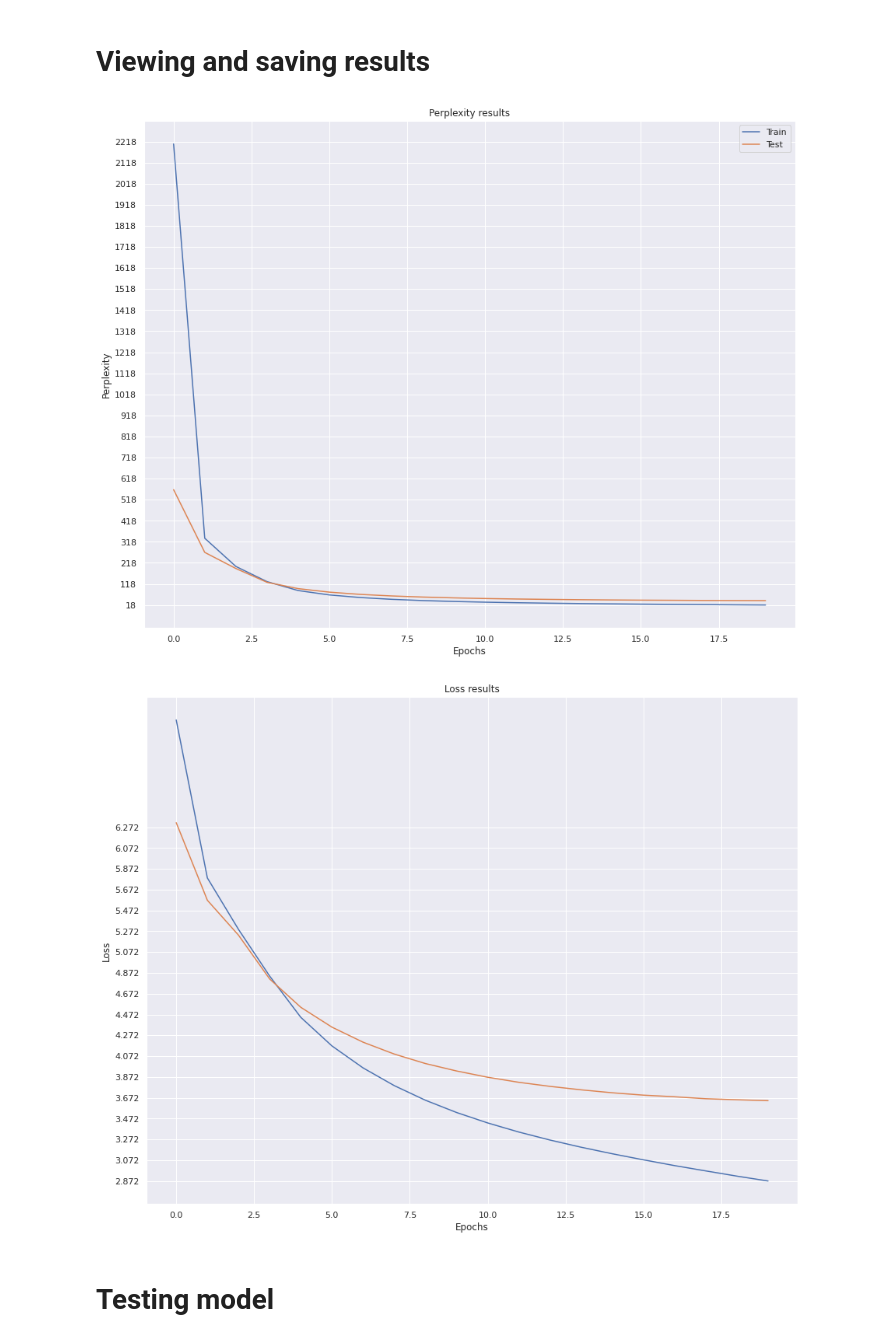
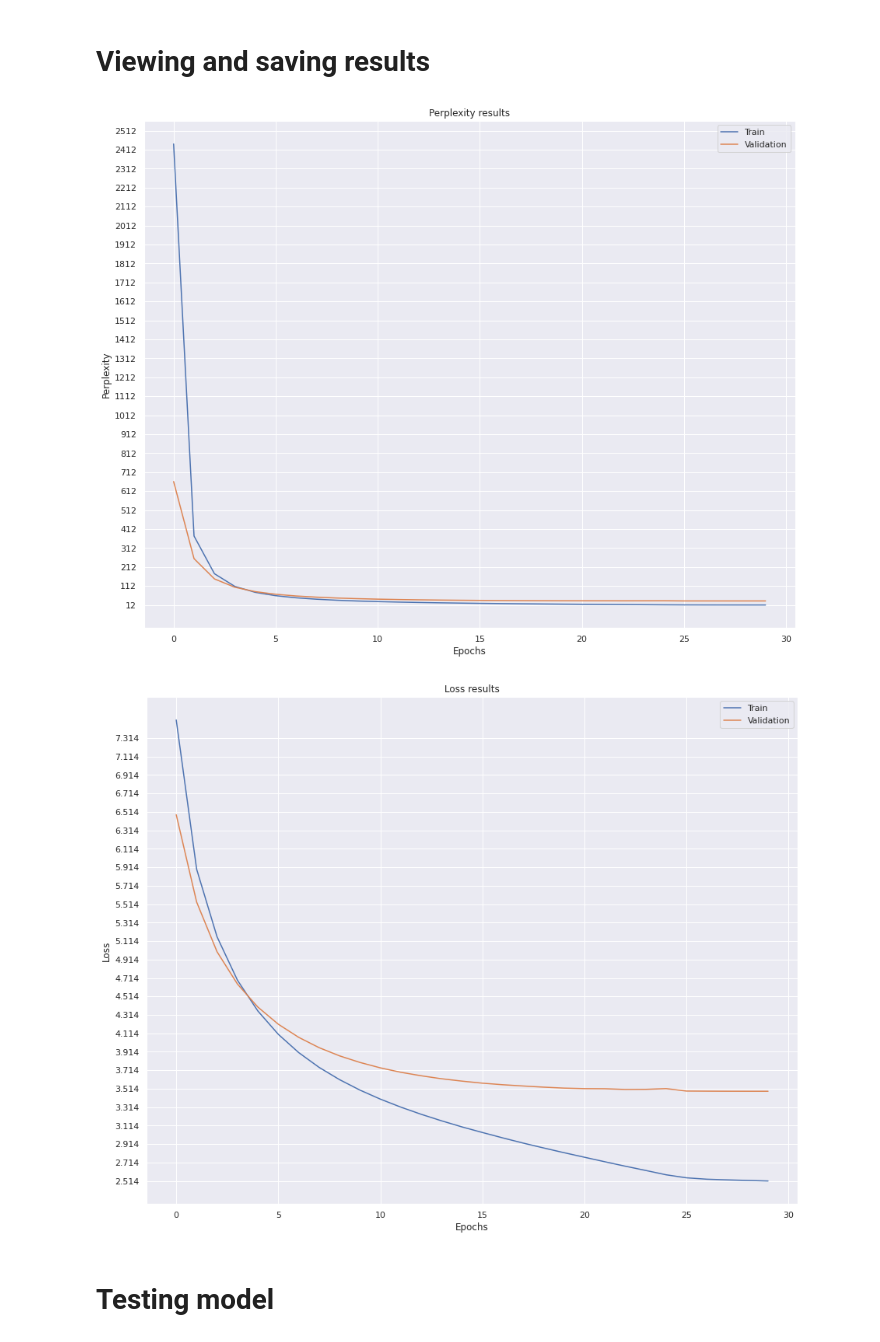
Before and after one commit to HikkaV/EmoAtCap, a Jupyter notebook: notebooks/Experiments/captioning/conv_lstm_caption_enc_dec_fixed_size.ipynb, the cells around one changed output. Drawn from its saved outputs; the diff is of its cells as text; code cells hidden in the pictures.

```diff
--- a/notebooks/Experiments/captioning/conv_lstm_caption_enc_dec_fixed_size.ipynb
+++ b/notebooks/Experiments/captioning/conv_lstm_caption_enc_dec_fixed_size.ipynb
@@ -257,10 +261,15 @@ test_length = (np.array(test_sequences)!=vocab[pad_token]).sum(axis=1)-2
 # %%
 train_images = np.array(np.array_split(train_images, len(train_images)//batch_size))
 test_images = np.array(np.array_split(test_images, len(test_images)//batch_size))
+val_images = np.array(np.array_split(val_images, len(val_images)//batch_size))
+
 train_sequences = np.array(np.array_split(train_sequences, len(train_sequences)//batch_size))
 test_sequences = np.array(np.array_split(test_sequences, len(test_sequences)//batch_size))
+val_sequences = np.array(np.array_split(val_sequences, len(val_sequences)//batch_size))
+
 train_length = np.array(np.array_split(train_length, len(train_length)//batch_size))
 test_length = np.array(np.array_split(test_length, len(test_length)//batch_size))
+val_length = np.array(np.array_split(val_length, len(val_length)//batch_size))
 # %%
 train_images.shape, train_sequences.shape, train_length.shape
 # %% [output]
@@ -276,14 +296,14 @@ from tqdm import tqdm
 # %%
 train_loss = []
 train_perplexity = []
-test_loss = []
-test_perplexity = []
+val_loss = []
+val_perplexity = []
 overfit_epochs = 0
 for epoch in range(epochs):
     epoch_train_loss = 0
     epoch_train_perplexity = 0
-    epoch_test_loss = 0
-    epoch_test_perplexity = 0
+    epoch_val_loss = 0
+    epoch_val_perplexity = 0
     for batch_train_images, batch_train_sequences, batched_train_length in tqdm(zip(train_images,train_sequences,train_length)):
         batched_train_loss, batched_train_perplexity = train_step(batch_train_images,batch_train_sequences,batched_train_length, optimizer)
         epoch_train_loss+=batched_train_loss
@@ -293,21 +313,21 @@ for epoch in range(epochs):
     train_loss.append(epoch_train_loss)
     train_perplexity.append(epoch_train_perplexity)
     print('Finished epoch {}; Train loss : {}; Train perplexity : {}'.format(epoch,epoch_train_loss,epoch_train_perplexity))
-    for batch_test_images, batch_test_sequences, batched_test_length in zip(test_images,test_sequences,test_length):
-        batched_test_loss, batched_test_perplexity = evaluate(batch_test_images,batch_test_sequences,batched_test_length, optimizer)
-        epoch_test_loss+=batched_test_loss
-        epoch_test_perplexity+=batched_test_perplexity
-    epoch_test_loss = epoch_test_loss/test_images.shape[0]
-    epoch_test_perplexity = epoch_test_perplexity/test_images.shape[0]
-    test_perplexity.append(epoch_test_perplexity)
-    test_loss.append(epoch_test_loss)
-    print('Test loss : {}; Test perplexity : {}'.format(epoch_test_loss,epoch_test_perplexity))
-    if len(test_loss)>=2 and test_loss[-2]<test_loss[-1]:
+    for batch_val_images, batch_val_sequences, batched_val_length in zip(val_images,val_sequences,val_length):
+        batched_val_loss, batched_val_perplexity = evaluate(batch_val_images, batch_val_sequences, batched_val_length, optimizer)
+        epoch_val_loss+=batched_val_loss
+        epoch_val_perplexity+=batched_val_perplexity
+    epoch_val_loss = epoch_val_loss/val_images.shape[0]
+    epoch_val_perplexity = epoch_val_perplexity/val_images.shape[0]
+    val_perplexity.append(epoch_val_perplexity)
+    val_loss.append(epoch_val_loss)
+    print('Validation loss : {}; Validation perplexity : {}'.format(epoch_val_loss,epoch_val_perplexity))
+    if len(val_loss)>=2 and val_loss[-2]<val_loss[-1]:
         overfit_epochs+=1
     else:
         overfit_epochs=0
     if overfit_epochs==patience_epochs:
         lr_value/=reduction_power
         optimizer.lr.assign(lr_value)
-        print('There was no improvement in test loss for {} epochs, thus reducing learning rate'.format(patience_epochs))
+        print('There was no improvement in validation loss for {} epochs, thus reducing learning rate'.format(patience_epochs))
 # %% [output]
@@ -330,9 +350,9 @@ Test loss : 4.350071907043457; Test perplexity : 78.90387725830078
 df = pd.DataFrame()
 model_name = 'conv_lstm_enc_dec'
 df['train_perplexity'] = [i.numpy() for i in train_perplexity]
-df['test_perplexity'] = [i.numpy() for i in test_perplexity]
+df['val_perplexity'] = [i.numpy() for i in val_perplexity]
 df['train_loss'] = [i.numpy() for i in train_loss]
-df['test_loss'] = [i.numpy() for i in test_loss]
+df['val_loss'] = [i.numpy() for i in val_loss]
 # %%
 import matplotlib.pyplot as plt
 import seaborn as sns
@@ -341,23 +361,24 @@ sns.set()
 plt.figure(figsize=(15,12))
 plt.title('Perplexity results')
 plt.plot(df['train_perplexity'])
-plt.plot(df['test_perplexity'])
+plt.plot(df['val_perplexity'])
 plt.xlabel('Epochs')
 plt.ylabel('Perplexity')
 plt.yticks(np.arange(min(df['train_perplexity']), max(df['train_perplexity'])+100,100))
-plt.legend(['Train', 'Test']);
+plt.legend(['Train', 'Validation']);
 # %% [output]
-[figure, old version]
+[figure, new version]
 # %%
 plt.figure(figsize=(15,12))
 plt.title('Loss results')
 plt.plot(df['train_loss'])
-plt.plot(df['test_loss'])
+plt.plot(df['val_loss'])
 plt.xlabel('Epochs')
 plt.ylabel('Loss')
-plt.yticks(np.arange(min(df['train_loss']),max(df['test_loss']),0.2));
+plt.yticks(np.arange(min(df['train_loss']),max(df['train_loss']),0.2))
+plt.legend(['Train', 'Validation']);
 # %% [output]
-[figure, old version]
+[figure, new version]
 # %% [markdown]
 # Testing model
 # %%
```
Also changed, not shown: parts of 21 cells of this notebook, 13 other files.
